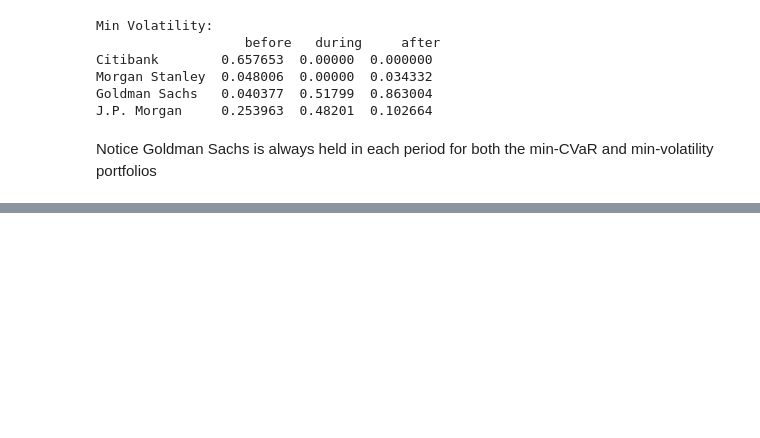
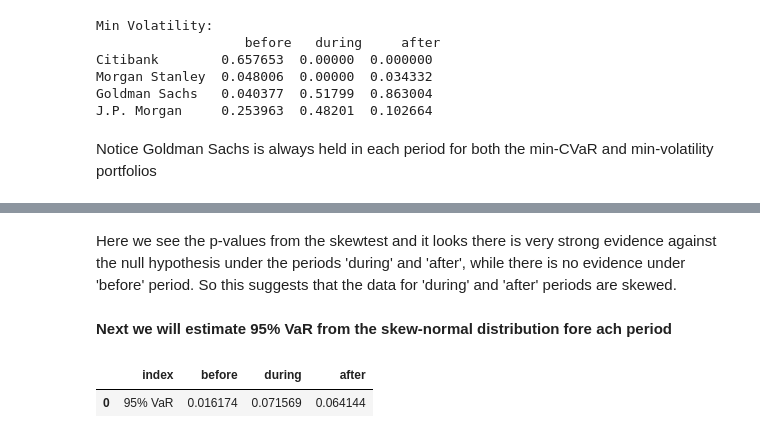
Before and after one commit to mnktan/QuantRiskManagement, a Jupyter notebook: QRM_DCProject.ipynb, the cells around one changed output, grey strips where cells are left out. Saved outputs shown, nothing was run; the diff lists cells and outputs as text; code cells hidden in the pictures; blank space fills up the shorter version.

```diff
--- a/QRM_DCProject.ipynb
+++ b/QRM_DCProject.ipynb
@@ -376,0 +407,15 @@ Notice Goldman Sachs is always held in each period for both the min-CVaR and min
+# %% [markdown]
+Here we see the p-values from the skewtest and it looks there is very strong evidence against the null hypothesis under the periods 'during' and 'after', while there is no evidence under 'before' period. So this suggests that the data for 'during' and 'after' periods are skewed.
+# %% [markdown]
+**Next we will estimate 95% VaR from the skew-normal distribution fore ach period**
+# %%
+# Test the data for skewness
+var95_skew_dict = {'index': ['95% VaR']}
+for x in epochs.keys():
+    params = skewnorm.fit(losses_dict[x])
+    var95_skew_dict[x] = [skewnorm.ppf(0.95, *params)]
+
+pd.DataFrame.from_dict(var95_skew_dict)
+# %% [output]
+|  | index | before | during | after |
+| 0 | 95% VaR | 0.016174 | 0.071569 | 0.064144 |
```
Also changed, not shown: parts of 13 cells of this notebook, 1 other file.
